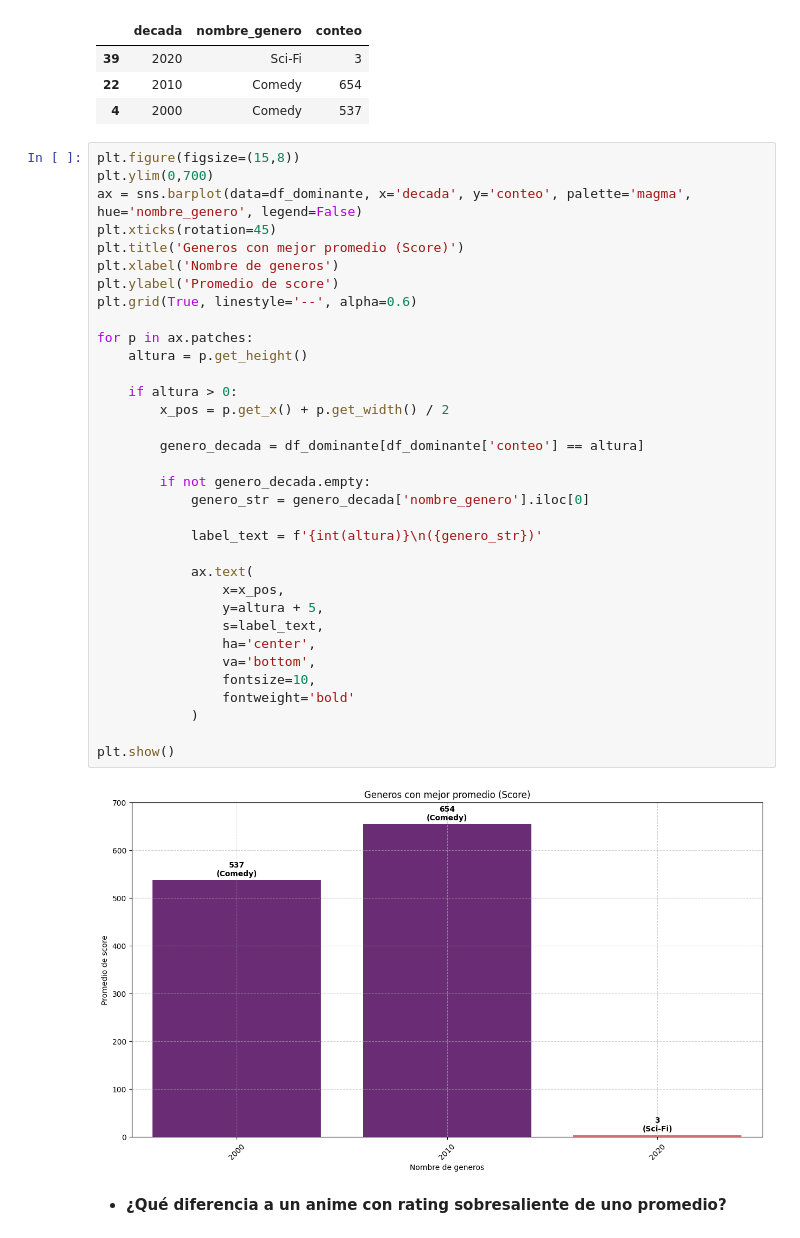
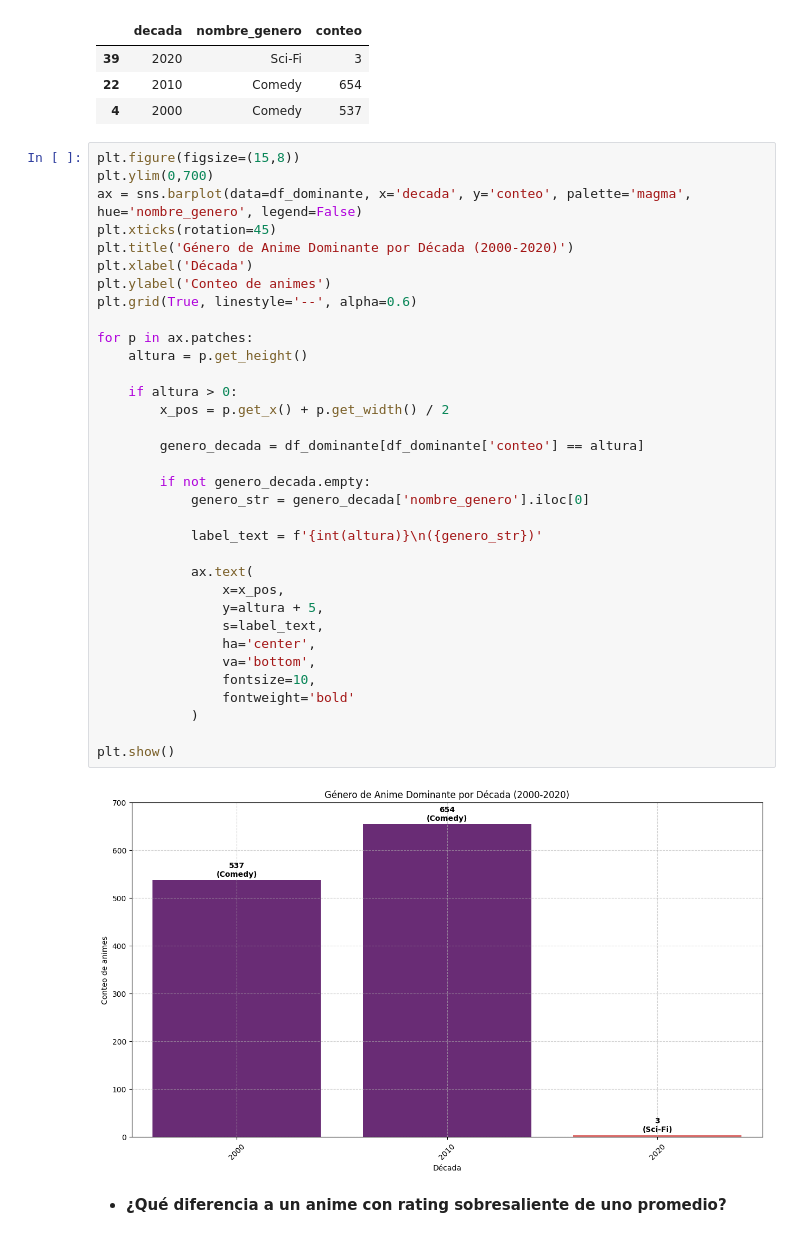
Before and after one commit to SaitoM17/anime_analisis, a Jupyter notebook: notebooks/anime.ipynb, the cells around one changed output. Cells and saved outputs as stored; diff of their text form.

```diff
--- a/notebooks/anime.ipynb
+++ b/notebooks/anime.ipynb
@@ -258,36 +258,36 @@ plt.figure(figsize=(15,8))
 plt.ylim(0,700)
 ax = sns.barplot(data=df_dominante, x='decada', y='conteo', palette='magma', hue='nombre_genero', legend=False)
 plt.xticks(rotation=45)
-plt.title('Generos con mejor promedio (Score)')
-plt.xlabel('Nombre de generos')
-plt.ylabel('Promedio de score')
+plt.title('Género de Anime Dominante por Década (2000-2020)')
+plt.xlabel('Década')
+plt.ylabel('Conteo de animes')
 plt.grid(True, linestyle='--', alpha=0.6)
 
 for p in ax.patches:
     altura = p.get_height()
 
     if altura > 0:
         x_pos = p.get_x() + p.get_width() / 2
 
         genero_decada = df_dominante[df_dominante['conteo'] == altura]
 
         if not genero_decada.empty:
             genero_str = genero_decada['nombre_genero'].iloc[0]
 
             label_text = f'{int(altura)}\n({genero_str})'
 
             ax.text(
                 x=x_pos,
                 y=altura + 5,
                 s=label_text,
                 ha='center',
                 va='bottom',
                 fontsize=10,
                 fontweight='bold'
             )
 
 plt.show()
 # %% [output]
-[figure, old version]
+[figure, new version]
 # %% [markdown]
 * **¿Qué diferencia a un anime con rating sobresaliente de uno promedio?**
```
